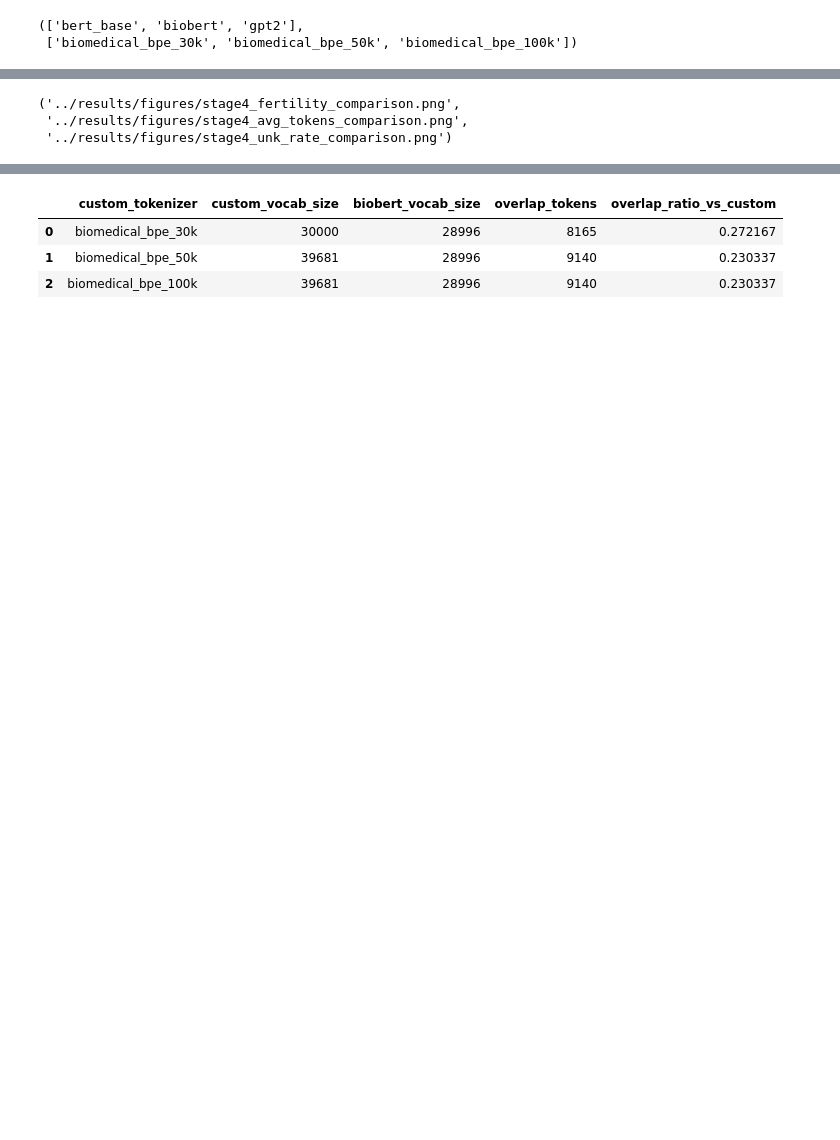
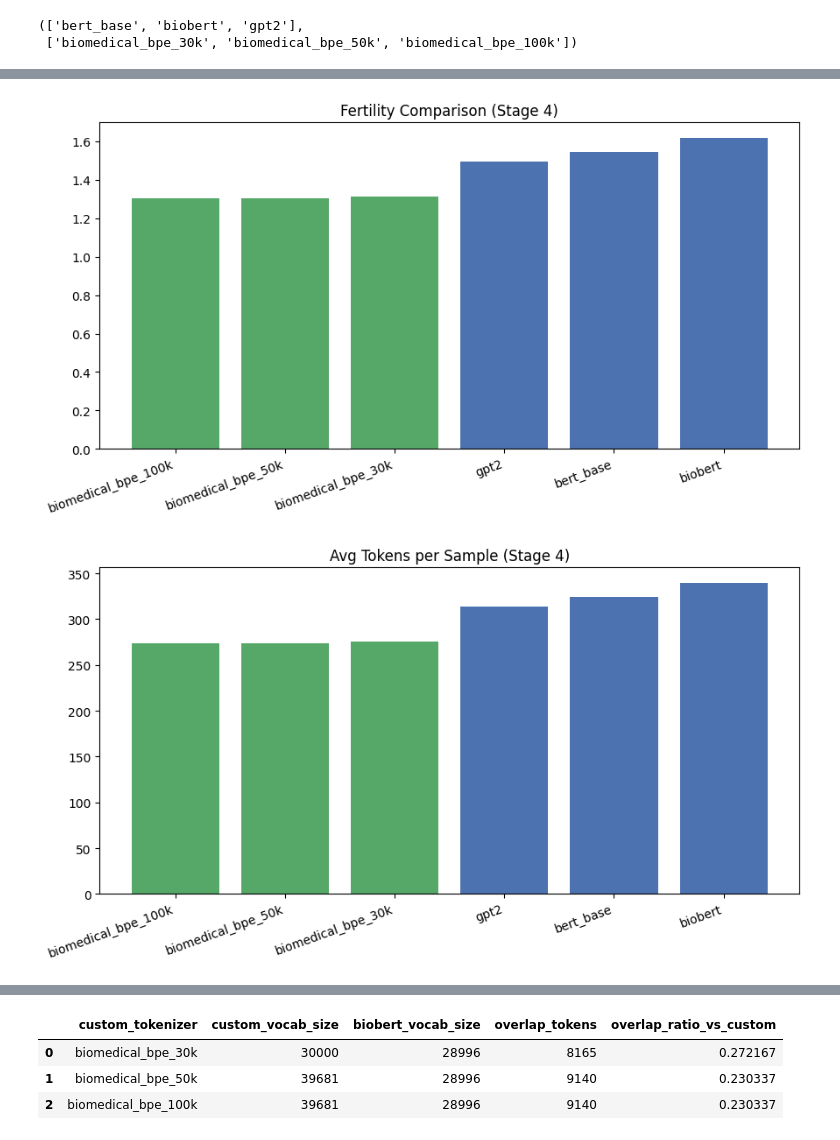
Before and after one commit to belyakova-anna/Domain-specific-Tokenization, a Jupyter notebook: notebooks/04_tokenization_analysis.ipynb, the cells around one changed output, grey strips where cells are left out. Saved outputs shown, nothing was run; the diff lists cells and outputs as text; code cells hidden in the pictures; blank space fills up the shorter version.

```diff
--- a/notebooks/04_tokenization_analysis.ipynb
+++ b/notebooks/04_tokenization_analysis.ipynb
@@ -243,26 +235,20 @@ metrics_df
 | 0 | bert_base | baseline | 323.886667 | 1.542146 | 0.0 | 4.287131 | ... |
 | 1 | biobert | baseline | 339.490000 | 1.616439 | 0.0 | 4.052037 | ... |
 # %%
-def plot_metric(metric_col, title, filename):
+def plot_metric(metric_col, title):
     plt.figure(figsize=(9, 5))
     ordered = metrics_df.sort_values(by=metric_col)
     colors = ["#4C72B0" if fam == "baseline" else "#55A868" for fam in ordered["tokenizer_family"]]
     plt.bar(ordered["tokenizer_name"], ordered[metric_col], color=colors)
     plt.title(title)
     plt.xticks(rotation=20, ha="right")
     plt.tight_layout()
-    out_path = os.path.join(FIGURES_DIR, filename)
-    plt.savefig(out_path, dpi=150)
-    plt.close()
-    return out_path
+    plt.show()
 
 
-fertility_fig = plot_metric("fertility", "Fertility Comparison (Stage 4)", "stage4_fertility_comparison.png")
-avg_tokens_fig = plot_metric("avg_tokens_per_sample", "Avg Tokens per Sample (Stage 4)", "stage4_avg_tokens_comparison.png")
-unk_fig = plot_metric("unk_rate", "UNK Rate Comparison (Stage 4)", "stage4_unk_rate_comparison.png")
-
-fertility_fig, avg_tokens_fig, unk_fig
+plot_metric("fertility", "Fertility Comparison (Stage 4)")
+plot_metric("avg_tokens_per_sample", "Avg Tokens per Sample (Stage 4)")
+plot_metric("unk_rate", "UNK Rate Comparison (Stage 4)")
 # %% [output]
-('../results/figures/stage4_fertility_comparison.png',
- '../results/figures/stage4_avg_tokens_comparison.png',
- '../results/figures/stage4_unk_rate_comparison.png')
+[figure, added]
+[figure, added]
```
Also changed, not shown: parts of 6 cells of this notebook, 30 other files.
